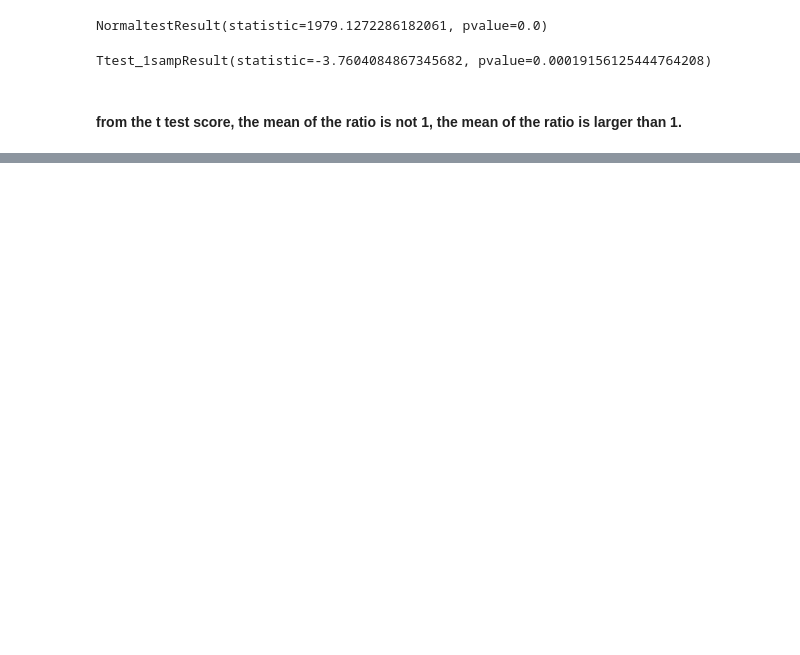
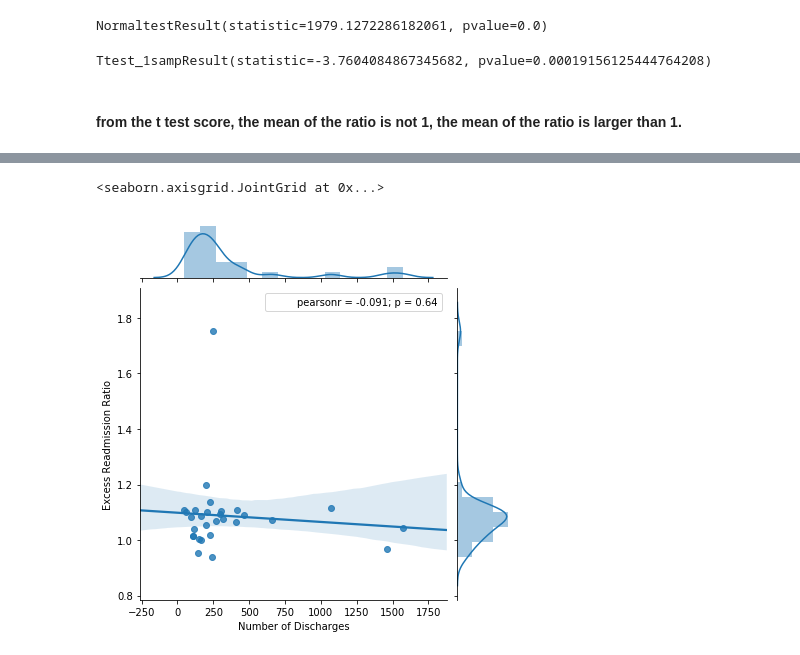
Before and after one commit to yaqiongz/Springb, a Jupyter notebook: hospital_readmit/hospital_study.ipynb, the cells around one changed output, grey strips where cells are left out. Cells and saved outputs as stored; diff of their text form; code cells hidden in the pictures; blank space fills up the shorter version.

```diff
--- a/hospital_readmit/hospital_study.ipynb
+++ b/hospital_readmit/hospital_study.ipynb
@@ -219,0 +281,5 @@ Here I found someone's work: https://github.com/kimanalytics/Hospital-Readmissio
+# %%
+sns.jointplot('Number of Discharges', 'Excess Readmission Ratio', data=df_dc, kind='reg')
+# %% [output]
+<seaborn.axisgrid.JointGrid at 0x...>
+[figure, added]
```
Also changed, not shown: parts of 22 cells of this notebook.
